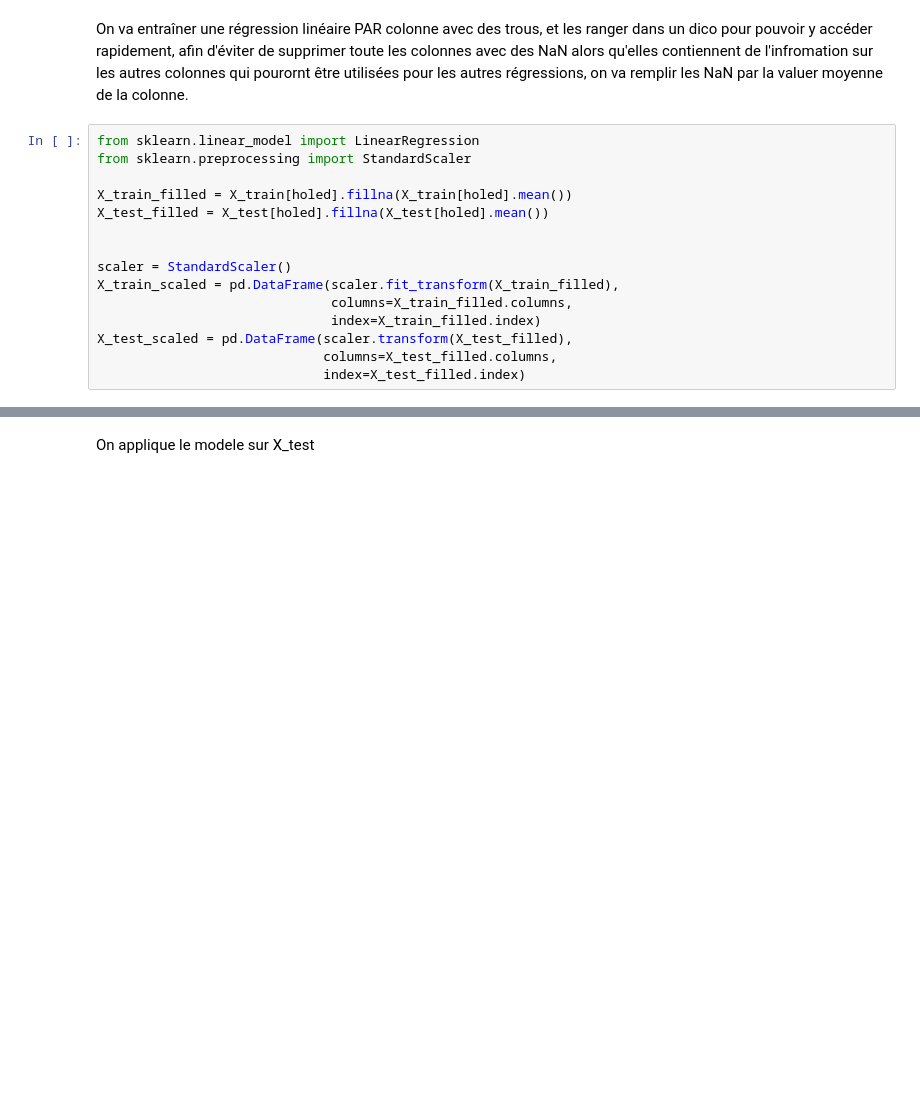
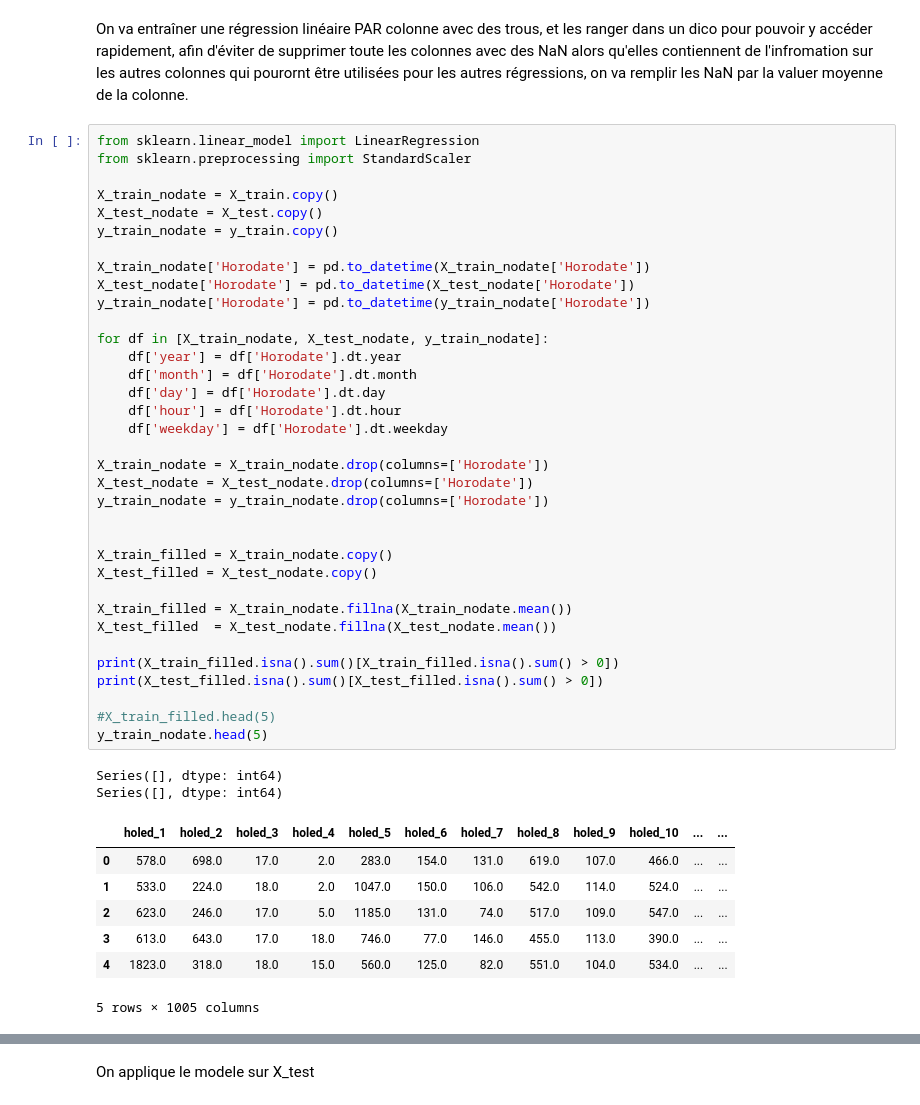
Before and after one commit to Aethoran/toulouseProjectAI, a Jupyter notebook: notebook.ipynb, the cells around one changed output, grey strips where cells are left out. Saved outputs shown, nothing was run; the diff lists cells and outputs as text; blank space fills up the shorter version.

```diff
--- a/notebook.ipynb
+++ b/notebook.ipynb
@@ -52,15 +52,45 @@ On va entraîner une régression linéaire PAR colonne avec des trous, et les ra
 # %%
 from sklearn.linear_model import LinearRegression
 from sklearn.preprocessing import StandardScaler
 
-X_train_filled = X_train[holed].fillna(X_train[holed].mean())
-X_test_filled = X_test[holed].fillna(X_test[holed].mean())
+X_train_nodate = X_train.copy()
+X_test_nodate = X_test.copy()
+y_train_nodate = y_train.copy()
+
+X_train_nodate['Horodate'] = pd.to_datetime(X_train_nodate['Horodate'])
+X_test_nodate['Horodate'] = pd.to_datetime(X_test_nodate['Horodate'])
+y_train_nodate['Horodate'] = pd.to_datetime(y_train_nodate['Horodate'])
+
+for df in [X_train_nodate, X_test_nodate, y_train_nodate]:
+    df['year'] = df['Horodate'].dt.year
+    df['month'] = df['Horodate'].dt.month
+    df['day'] = df['Horodate'].dt.day
+    df['hour'] = df['Horodate'].dt.hour
+    df['weekday'] = df['Horodate'].dt.weekday
+
+X_train_nodate = X_train_nodate.drop(columns=['Horodate'])
+X_test_nodate = X_test_nodate.drop(columns=['Horodate'])
+y_train_nodate = y_train_nodate.drop(columns=['Horodate'])
 
 
-scaler = StandardScaler()
-X_train_scaled = pd.DataFrame(scaler.fit_transform(X_train_filled),
-                              columns=X_train_filled.columns,
-                              index=X_train_filled.index)
-X_test_scaled = pd.DataFrame(scaler.transform(X_test_filled),
-                             columns=X_test_filled.columns,
-                             index=X_test_filled.index)
+X_train_filled = X_train_nodate.copy()
+X_test_filled = X_test_nodate.copy()
+
+X_train_filled = X_train_nodate.fillna(X_train_nodate.mean())
+X_test_filled  = X_test_nodate.fillna(X_test_nodate.mean())
+
+print(X_train_filled.isna().sum()[X_train_filled.isna().sum() > 0])
+print(X_test_filled.isna().sum()[X_test_filled.isna().sum() > 0])
+
+#X_train_filled.head(5)
+y_train_nodate.head(5)
+# %% [output]
+Series([], dtype: int64)
+Series([], dtype: int64)
+|  | holed_1 | holed_2 | holed_3 | holed_4 | holed_5 | holed_6 | holed_7 | holed_8 | holed_9 | holed_10 | ... | ... |
+| 0 | 578.0 | 698.0 | 17.0 | 2.0 | 283.0 | 154.0 | 131.0 | 619.0 | 107.0 | 466.0 | ... | ... |
+| 1 | 533.0 | 224.0 | 18.0 | 2.0 | 1047.0 | 150.0 | 106.0 | 542.0 | 114.0 | 524.0 | ... | ... |
+| 2 | 623.0 | 246.0 | 17.0 | 5.0 | 1185.0 | 131.0 | 74.0 | 517.0 | 109.0 | 547.0 | ... | ... |
+| 3 | 613.0 | 643.0 | 17.0 | 18.0 | 746.0 | 77.0 | 146.0 | 455.0 | 113.0 | 390.0 | ... | ... |
+| 4 | 1823.0 | 318.0 | 18.0 | 15.0 | 560.0 | 125.0 | 82.0 | 551.0 | 104.0 | 534.0 | ... | ... |
+5 rows × 1005 columns
```
Also changed, not shown: parts of 2 cells of this notebook.
